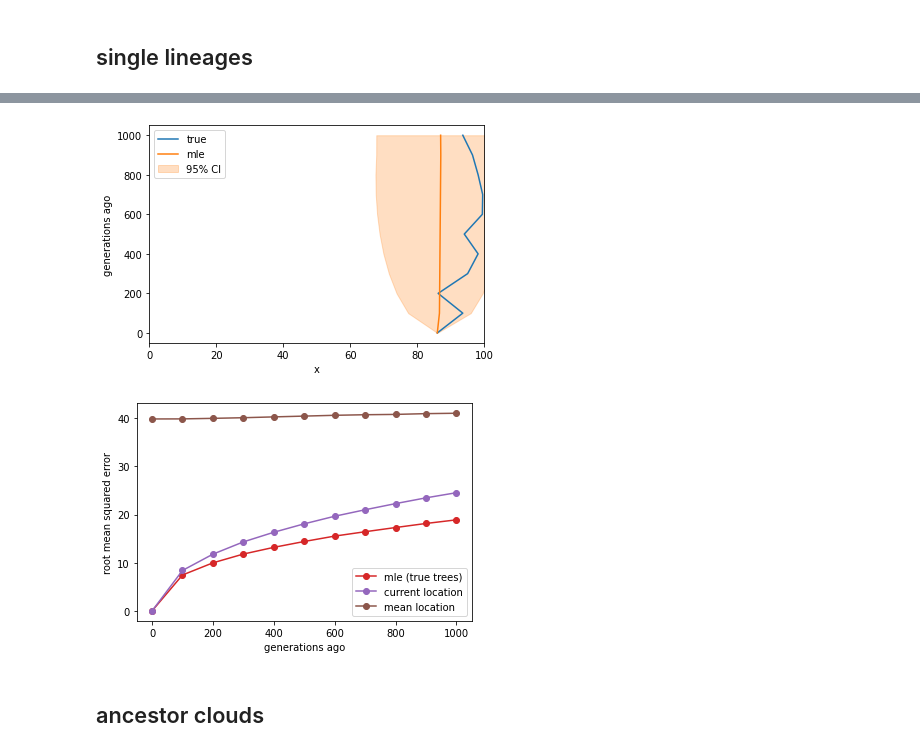
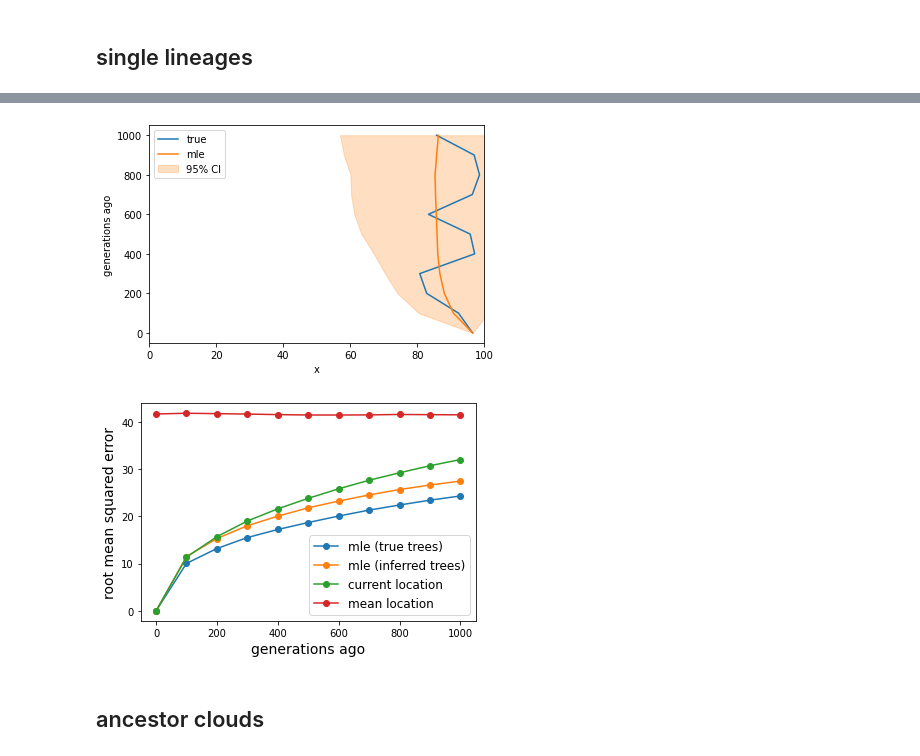
Before and after one commit to mmosmond/sparg-ms, a Jupyter notebook: simulations/plots.ipynb, the cells around one changed output, grey strips where cells are left out. Saved outputs shown, nothing was run; the diff lists cells and outputs as text; code cells hidden in the pictures.

```diff
--- a/simulations/plots.ipynb
+++ b/simulations/plots.ipynb
@@ -155,7 +203,9 @@ true_inf_disp_plot(d, tCutoff, SIGMAdisps, nreps, true_string, inferred_string,
 # %% [markdown]
 # ancestor locations
 # %%
-prefix = 'data/sim_100000000L_1e-08RBP_2.0LAMBDA_1.0K_100W_1.0SIGMAcomp_0.5SIGMAmate_0.5SIGMAdisp_0selfing_40000MAXT_0nrep_10000Ne_1e-08U_100d_50k_2G_100treeskip'
+SIGMAmate = 0.5
+SIGMAdisp = 0.75
+prefix = 'data/sim_100000000L_1e-08RBP_2.0LAMBDA_1.0K_100W_1.0SIGMAcomp_%sSIGMAmate_%sSIGMAdisp_0selfing_40000MAXT_0nrep_10000Ne_1e-08U_100d_50k_2G_100treeskip' %(SIGMAmate, SIGMAdisp)
 filename = prefix + '_anc-locs.npy'
 real_anc_locs = np.load(filename)
 filename = prefix + '_NonetCutoff_ancestor-locations.npy'
@@ -164,7 +214,8 @@ filename = prefix + '_NonetCutoff_ancestor-variances.npy'
 true_anc_vars = np.load(filename)
 # %%
 retain_gens = range(0,1001,100)
-sigma = np.array([[0.5**2,0],[0,0.5**2]])
+sigma2 = SIGMAdisp**2 + SIGMAmate**2/2
+sigma = np.array([[sigma2,0],[0,sigma2]])
 # %% [markdown]
 ## single lineages
 # %%
@@ -208,7 +259,7 @@ def _plot_cov_ellipse(cov, pos, nstd=2, ax=None, **kwargs):
     return ellip
 # %%
 locus=0
-samples=[2,16,4]
+samples=[0,2,4]
 sample_colors = [ccolors(i) for i in range(len(samples))]
 
 for i,t in enumerate(retain_gens):
@@ -228,8 +279,10 @@ for i,t in enumerate(retain_gens):
 
     ax.set_xlim(0,100)
     ax.set_ylim(0,100)
-    ax.set_title('%d generations ago' %t)
+    ax.set_title('%d generations ago' %t, fontsize=14)
 #     ax.legend()
+    plt.xlabel('x', fontsize=14)
+    plt.ylabel('y', fontsize=14)
 
     plt.savefig('plots/single-lineages-%dt.pdf' %t)
 
@@ -253,7 +306,7 @@ ax = fig.add_subplot(111)
 ax.plot(real_anc_locs[0,0,:,axis], retain_gens, label='true')
 ax.plot(true_anc_locs[0,0,:,axis], retain_gens, label='mle')
 ax.fill_betweenx(retain_gens,
-                 true_anc_locs[0,0,:,axis] - 1.96*(0.5**2*true_anc_vars[0,0,:,0])**0.5, true_anc_locs[0,0,:,axis] + 1.96*(0.5**2*true_anc_vars[0,0,:,0])**0.5,
+                 true_anc_locs[0,0,:,axis] - 1.96*(sigma2*true_anc_vars[0,0,:,0])**0.5, true_anc_locs[0,0,:,axis] + 1.96*(sigma2*true_anc_vars[0,0,:,0])**0.5,
                  color=ccolors(1), alpha=0.25 ,label='95% CI')
 # ax.scatter(true_anc_locs[0,0,i,0], true_anc_locs[0,0,i,1], label='inferred')
 # ax.scatter(real_anc_locs[0,0,i,0], real_anc_locs[0,0,i,1], label='true')
@@ -269,5 +322,5 @@ else:
 ax.set_ylabel('generations ago')
 plt.show()
 # %% [output]
-[figure, old version]
+[figure, new version]
 # %%
@@ -303,16 +382,21 @@ rmse_mean_sample = (sse_mean_sample/n)**0.5
 # %%
-plt.plot(range(0,1001,100), rmse_mle, marker='o', label='mle (true trees)', color=ccolors(3))
-plt.plot(range(0,1001,100), rmse_sample, marker='o', label='current location', color=ccolors(4))
-plt.plot(range(0,1001,100), rmse_mean_sample, marker='o', label='mean location', color=ccolors(5))
+plt.plot(range(0,1001,100), rmse_mle, marker='o', label='mle (true trees)')
+plt.plot(range(0,1001,100), rmse_mle_inf, marker='o', label='mle (inferred trees)')
+plt.plot(range(0,1001,100), rmse_sample, marker='o', label='current location')
+plt.plot(range(0,1001,100), rmse_mean_sample, marker='o', label='mean location')
 
-plt.xlabel('generations ago')
-plt.ylabel('root mean squared error')
-plt.legend()
+plt.xlabel('generations ago', fontsize=14)
+plt.ylabel('root mean squared error', fontsize=14)
+plt.legend(fontsize=12)
+# ratio = 1.0
+# xleft, xright = plt.gca().get_xlim()
+# ybottom, ytop = plt.gca().get_ylim()
+# plt.gca().set_aspect(abs((xright-xleft)/(ybottom-ytop))*ratio)
 
 plt.savefig('plots/rmse-single-lineages.pdf')
 
 plt.show()
 # %% [output]
-[figure, old version]
+[figure, new version]
 # %% [markdown]
 ## ancestor clouds
```
Also changed, not shown: parts of 53 cells of this notebook, 1 other file.
